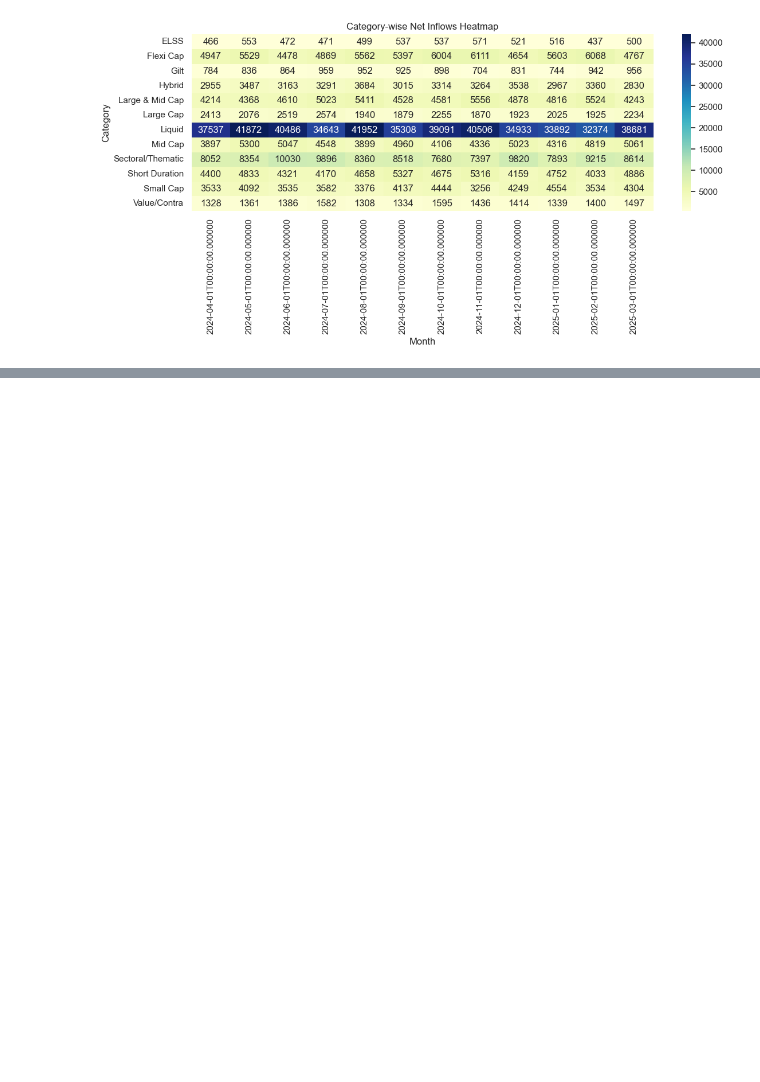
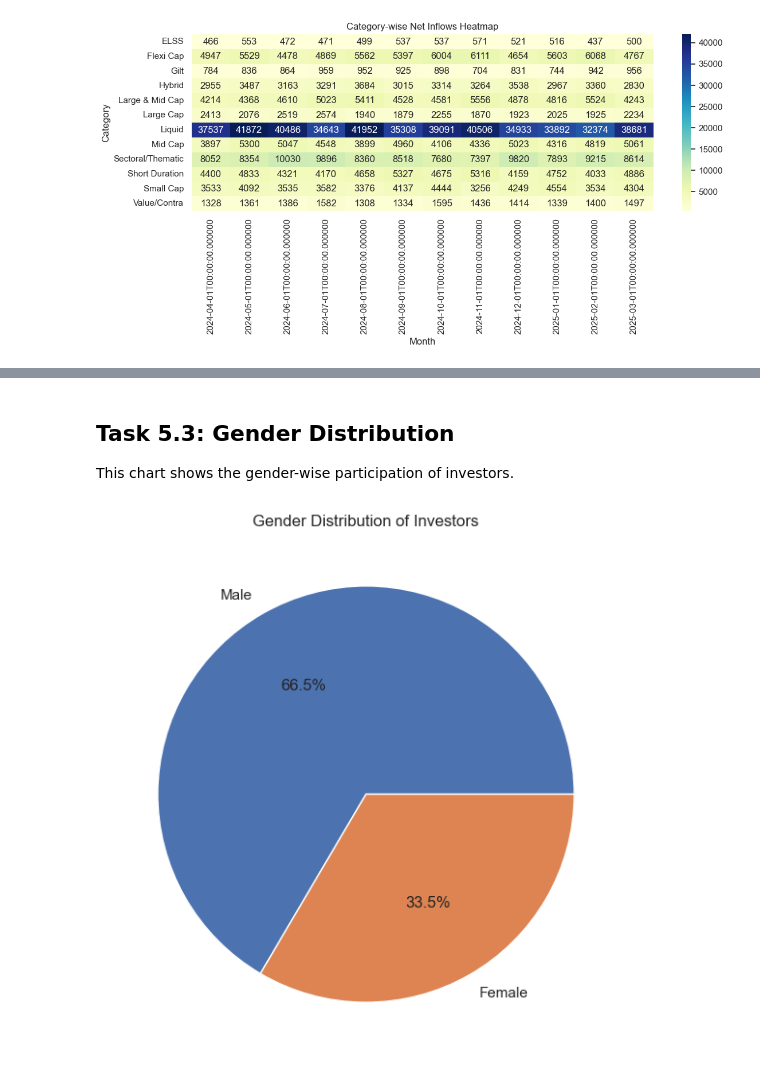
Before and after one commit to anilvelma/mutual-fund-analytics, a Jupyter notebook: notebooks/EDA_Analysis.ipynb, the cells around one changed output, grey strips where cells are left out. Drawn from its saved outputs; the diff is of its cells as text; code cells hidden in the pictures; blank space fills up the shorter version.

```diff
--- a/notebooks/EDA_Analysis.ipynb
+++ b/notebooks/EDA_Analysis.ipynb
@@ -264,0 +332,22 @@ plt.show()
+# %% [markdown]
+## Task 5.3: Gender Distribution
+
+This chart shows the gender-wise participation of investors.
+# %%
+gender_counts = transactions["gender"].value_counts()
+
+plt.figure(figsize=(7,7))
+
+plt.pie(
+    gender_counts,
+    labels=gender_counts.index,
+    autopct="%1.1f%%"
+)
+
+plt.title("Gender Distribution of Investors")
+
+plt.savefig("../reports/gender_distribution.png", dpi=300)
+
+plt.show()
+# %% [output]
+[figure, added]
```
Also changed, not shown: parts of 29 cells of this notebook, 5 other files.
